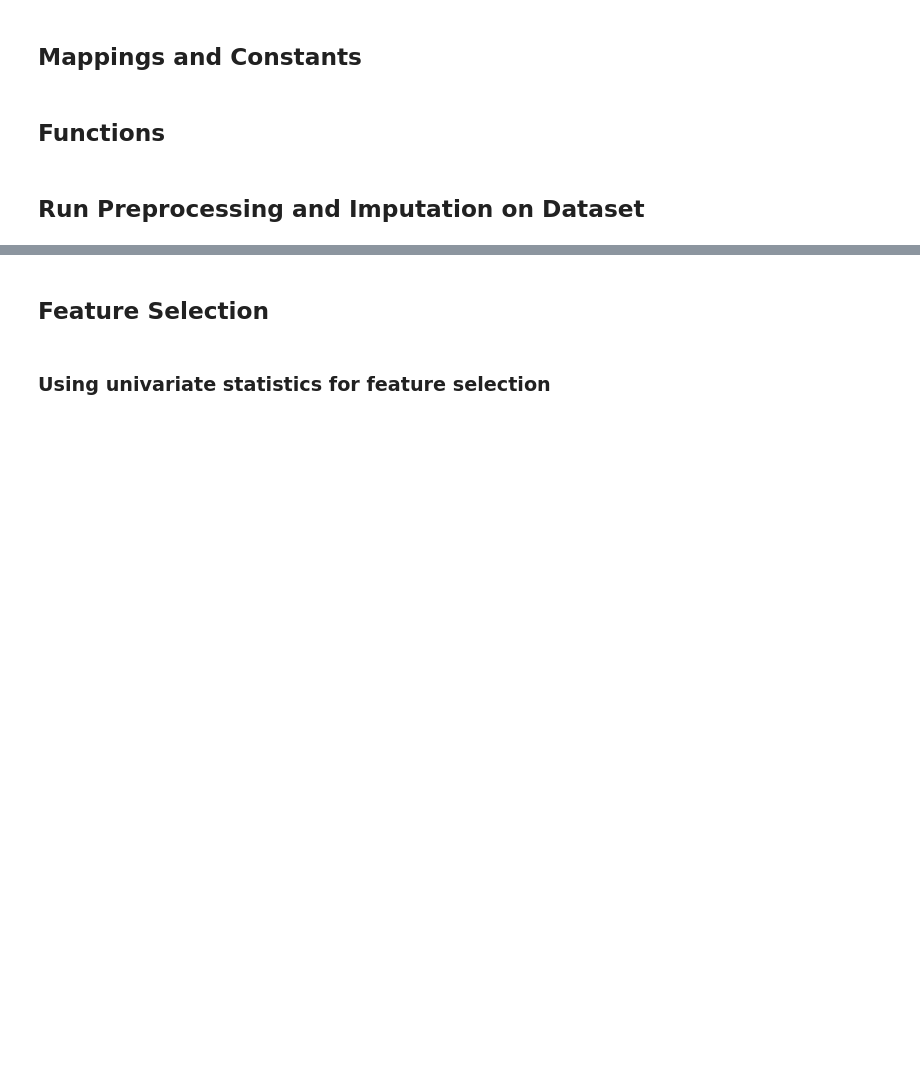
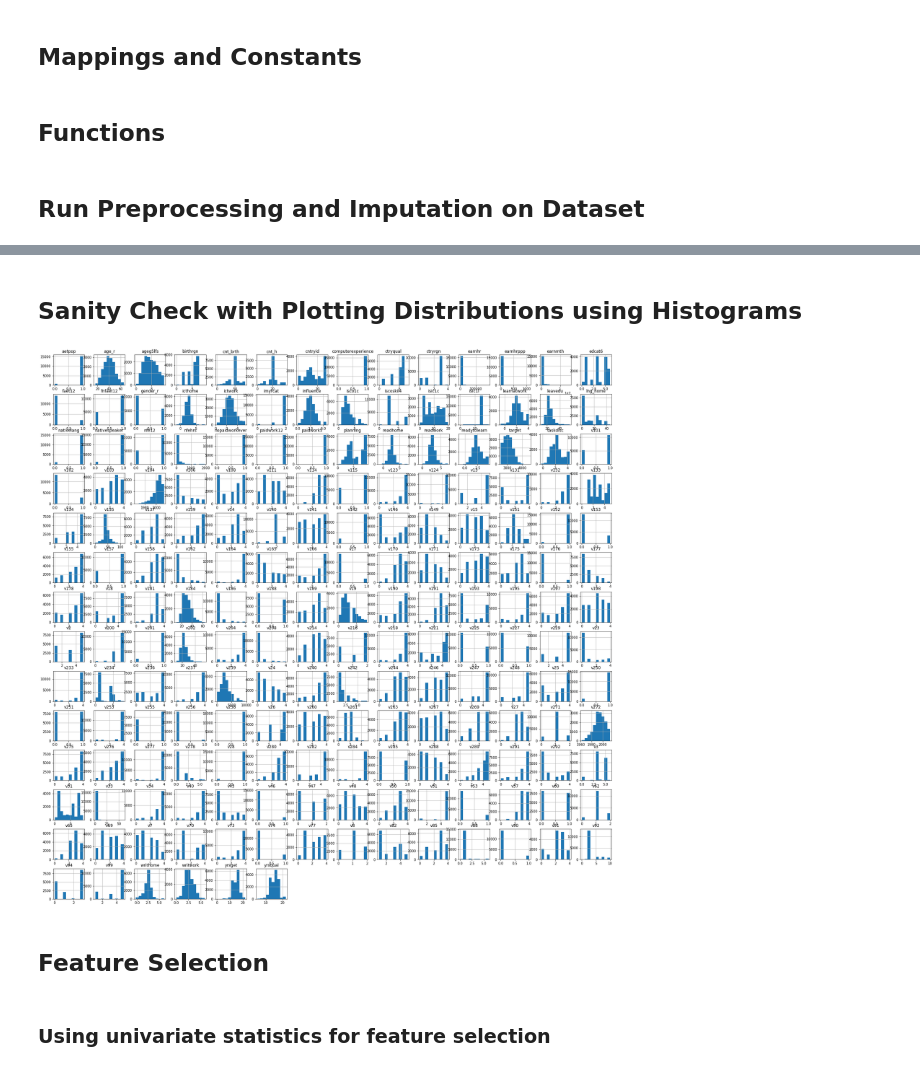
Before and after one commit to SJHH-Nguyen-D/sharpestminds_project, a Jupyter notebook: mlp_sm.ipynb, the cells around one changed output, grey strips where cells are left out. Cells and saved outputs as stored; diff of their text form; code cells hidden in the pictures; blank space fills up the shorter version.

```diff
--- a/mlp_sm.ipynb
+++ b/mlp_sm.ipynb
@@ -714,3 +683,15 @@ df = pd.read_csv(IMPUTED_FILENAME)
+# %%
+df = pd.read_csv(IMPUTED_FILENAME)
+df.drop(["Unnamed: 0","index"],axis=1, inplace=True)
+df.rename({"job_performance":"target"}, inplace=True, axis=1)
+# %% [markdown]
+## Sanity Check with Plotting Distributions using Histograms
+# %%
+fig, ax = plt.subplots(figsize=(30, 30))
+df.hist(ax=ax)
+plt.show()
+# %% [output]
+[figure, added]
 # %% [markdown]
 ## Feature Selection
 # %% [markdown]
```
Also changed, not shown: parts of 35 cells of this notebook.
